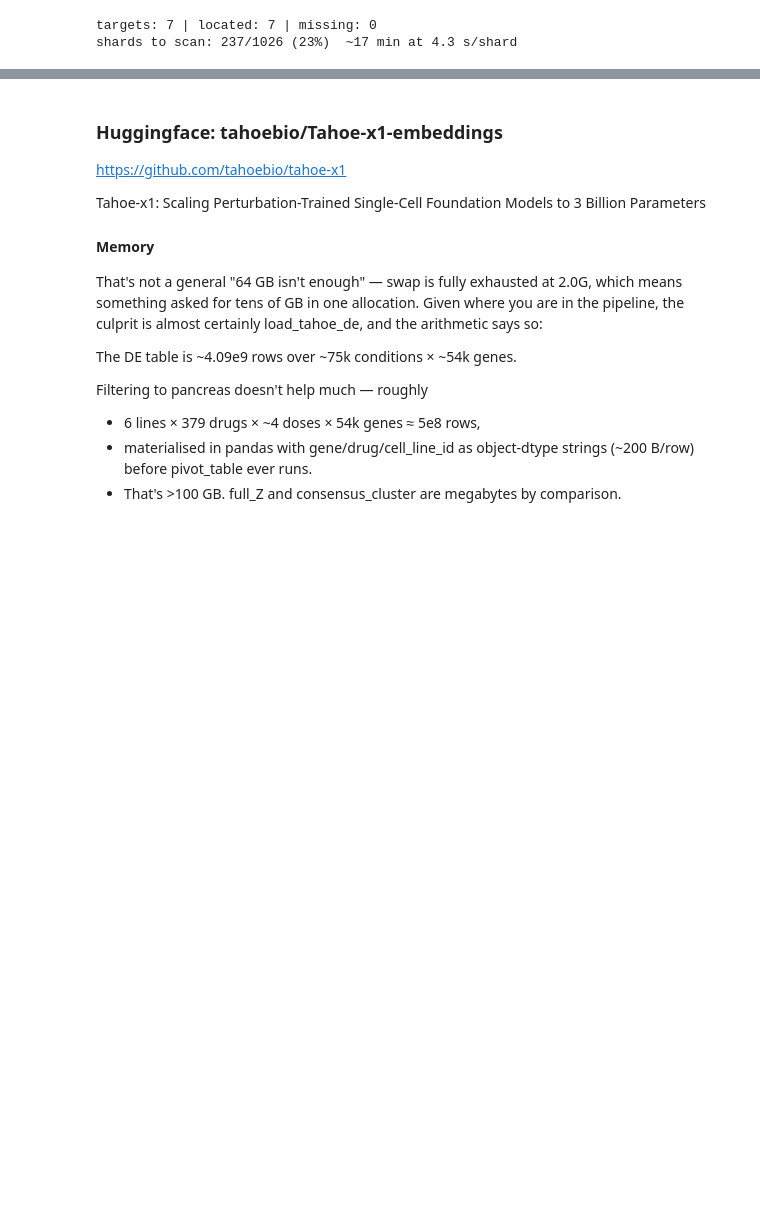
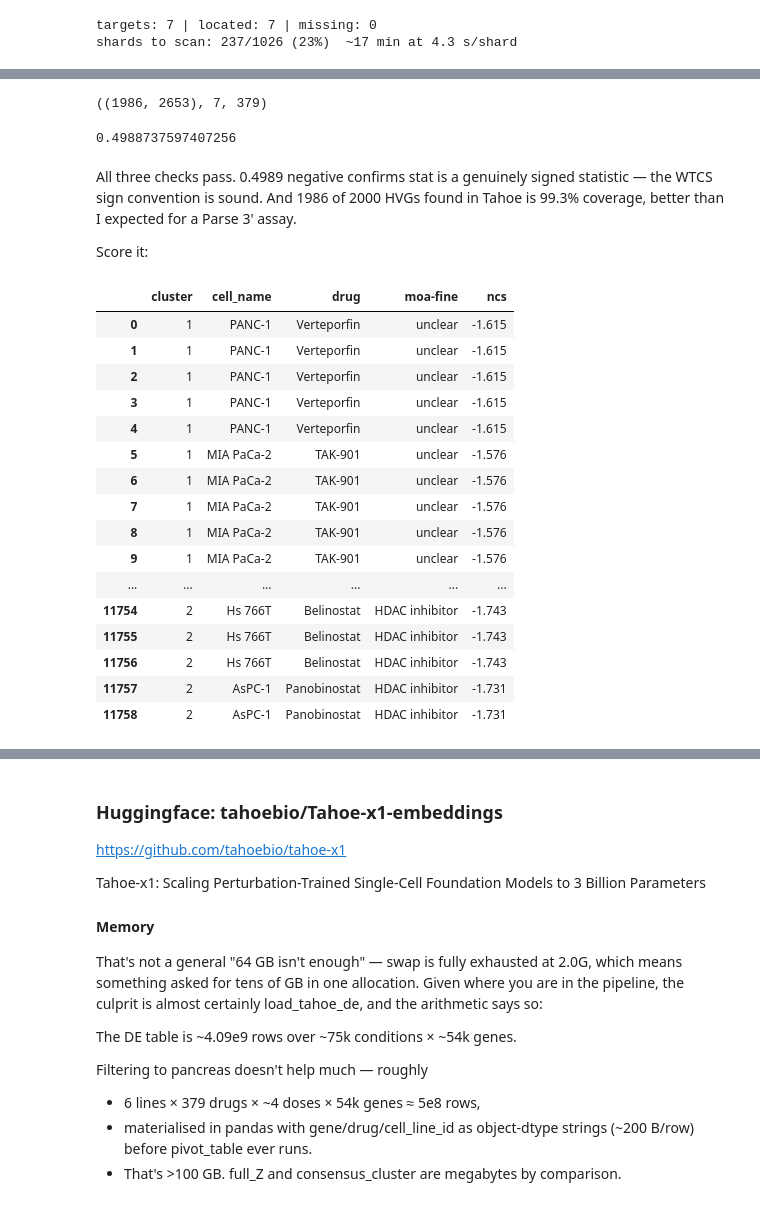
Before and after one commit to flalix/perturb_agent, a Jupyter notebook: notebooks/mtp_cBio_67_PAAD_prism cluster_embed.ipynb, the cells around one changed output, grey strips where cells are left out. Saved outputs shown, nothing was run; the diff lists cells and outputs as text; code cells hidden in the pictures; blank space fills up the shorter version.

Commit message:
cluster tahoe2

```diff
--- a/notebooks/mtp_cBio_67_PAAD_prism cluster_embed.ipynb
+++ b/notebooks/mtp_cBio_67_PAAD_prism cluster_embed.ipynb
@@ -730,4 +751,5 @@ shards to scan: 237/1026 (23%)  ~17 min at 4.3 s/shard
 # %%
+mc.download_shards(shards, max_workers=8)
 S, cond = mc.load_tahoe_de(genes=X.columns, organs=("Pancreas",),
-                           _shard_subset=shards, force=True)
+                           mode="download", _shard_subset=shards, force=True)
 # %% [output]
@@ -739,0 +783,12 @@ S.stack().describe()
+# %%
+S.shape, cond["cell_line_id"].nunique(), cond["drug"].nunique()
+# %% [output]
+((1986, 2653), 7, 379)
+# %%
+float((S < 0).mean().mean())
+# %% [output]
+0.4988737597407256
+# %% [markdown]
+All three checks pass. 0.4989 negative confirms stat is a genuinely signed statistic — the WTCS sign convention is sound. And 1986 of 2000 HVGs found in Tahoe is 99.3% coverage, better than I expected for a Parse 3' assay.
+
+Score it:
@@ -739,0 +806,23 @@ S.stack().describe()
+# %%
+out = mc.run(ks=range(2, 9), min_share=0.3)     # tune from diagnose_filters()
+R   = mc.score_clusters_vs_tahoe(out["signatures"], S, cond)
+# %%
+R.groupby("cluster").head(10)[["cluster","cell_name","drug","moa-fine","ncs"]]   # reversers
+# %% [output]
+|  | cluster | cell_name | drug | moa-fine | ncs |
+| 0 | 1 | PANC-1 | Verteporfin | unclear | -1.615 |
+| 1 | 1 | PANC-1 | Verteporfin | unclear | -1.615 |
+| 2 | 1 | PANC-1 | Verteporfin | unclear | -1.615 |
+| 3 | 1 | PANC-1 | Verteporfin | unclear | -1.615 |
+| 4 | 1 | PANC-1 | Verteporfin | unclear | -1.615 |
+| 5 | 1 | MIA PaCa-2 | TAK-901 | unclear | -1.576 |
+| 6 | 1 | MIA PaCa-2 | TAK-901 | unclear | -1.576 |
+| 7 | 1 | MIA PaCa-2 | TAK-901 | unclear | -1.576 |
+| 8 | 1 | MIA PaCa-2 | TAK-901 | unclear | -1.576 |
+| 9 | 1 | MIA PaCa-2 | TAK-901 | unclear | -1.576 |
+| ... | ... | ... | ... | ... | ... |
+| 11754 | 2 | Hs 766T | Belinostat | HDAC inhibitor | -1.743 |
+| 11755 | 2 | Hs 766T | Belinostat | HDAC inhibitor | -1.743 |
+| 11756 | 2 | Hs 766T | Belinostat | HDAC inhibitor | -1.743 |
+| 11757 | 2 | AsPC-1 | Panobinostat | HDAC inhibitor | -1.731 |
+| 11758 | 2 | AsPC-1 | Panobinostat | HDAC inhibitor | -1.731 |
```
Also changed, not shown: parts of 11 cells of this notebook, 1 other file.
